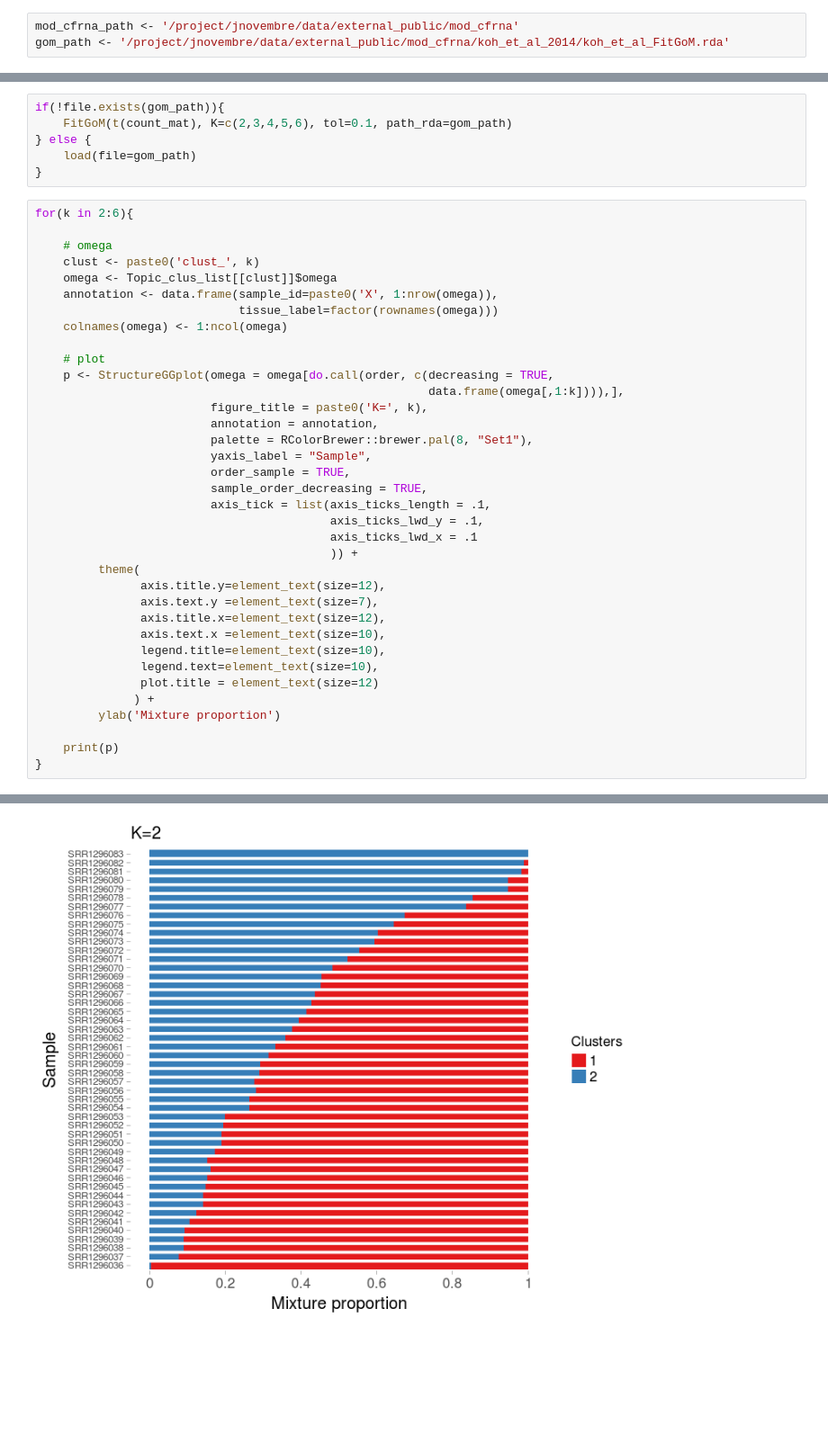
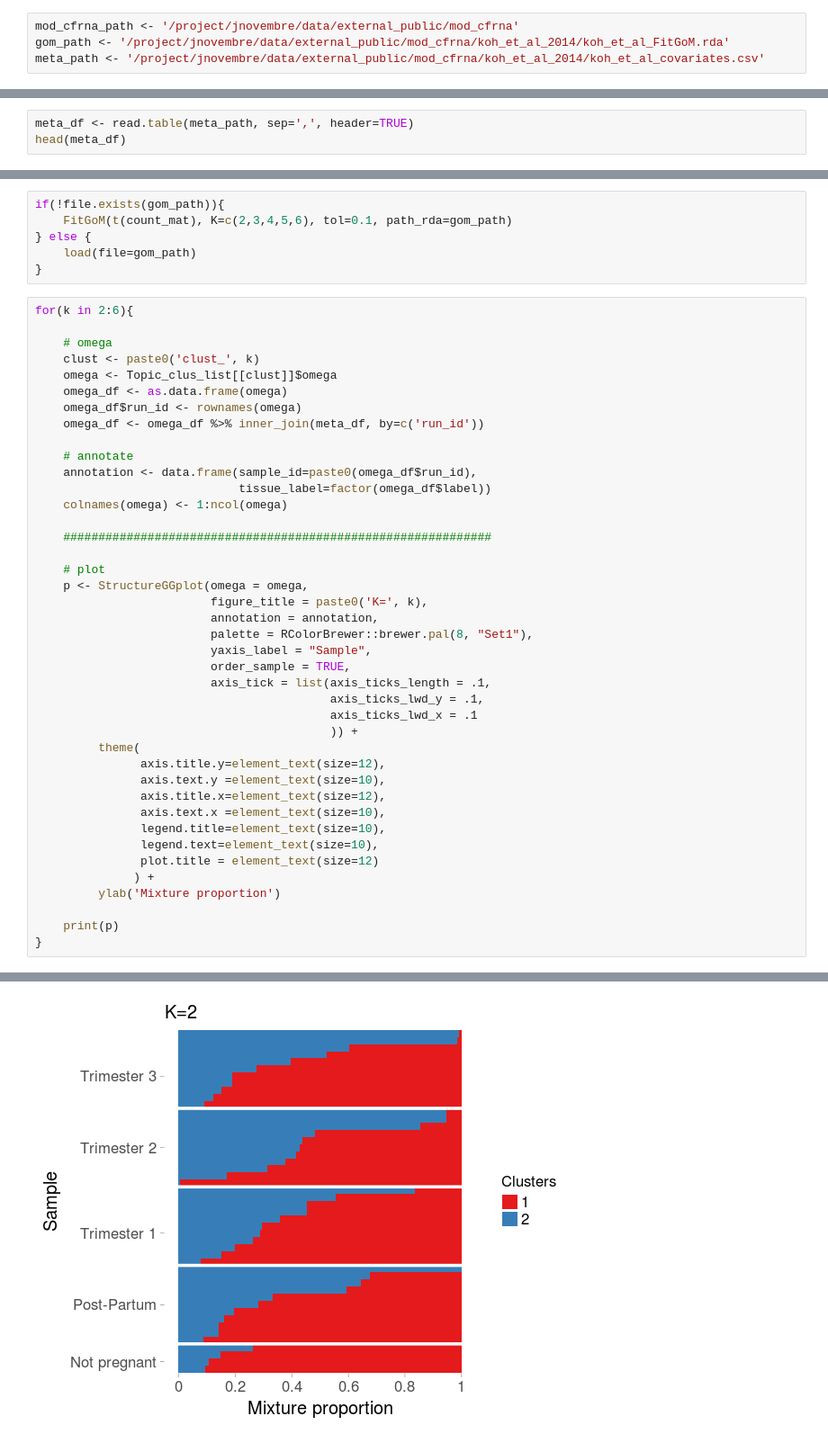
Before and after one commit to jhmarcus/cfna_mixture, a Jupyter notebook: notebooks/koh2014_eda.ipynb, the cells around one changed output, grey strips where cells are left out. Shown: that part at 90% size. Drawn from its saved outputs; the diff is of its cells as text; blank space fills up the shorter version.

Commit message:
added strucutre run on just koh et al data and genes driving each cluster

```diff
--- a/notebooks/koh2014_eda.ipynb
+++ b/notebooks/koh2014_eda.ipynb
@@ -32,3 +37,4 @@ This is the base path name to GTEx reference data and cfRNA data from Koh et al.
 # %%
 mod_cfrna_path <- '/project/jnovembre/data/external_public/mod_cfrna'
 gom_path <- '/project/jnovembre/data/external_public/mod_cfrna/koh_et_al_2014/koh_et_al_FitGoM.rda'
+meta_path <- '/project/jnovembre/data/external_public/mod_cfrna/koh_et_al_2014/koh_et_al_covariates.csv'
@@ -34,0 +43,3 @@ gom_path <- '/project/jnovembre/data/external_public/mod_cfrna/koh_et_al_2014/ko
+# %%
+meta_df <- read.table(meta_path, sep=',', header=TRUE)
+head(meta_df)
@@ -120,26 +231,31 @@ for(k in 2:6){
     # omega
     clust <- paste0('clust_', k)
     omega <- Topic_clus_list[[clust]]$omega
-    annotation <- data.frame(sample_id=paste0('X', 1:nrow(omega)),
-                             tissue_label=factor(rownames(omega)))
+    omega_df <- as.data.frame(omega)
+    omega_df$run_id <- rownames(omega)
+    omega_df <- omega_df %>% inner_join(meta_df, by=c('run_id'))
+
+    # annotate
+    annotation <- data.frame(sample_id=paste0(omega_df$run_id),
+                             tissue_label=factor(omega_df$label))
     colnames(omega) <- 1:ncol(omega)
 
+    #############################################################
+
     # plot
-    p <- StructureGGplot(omega = omega[do.call(order, c(decreasing = TRUE,
-                                                        data.frame(omega[,1:k]))),],
+    p <- StructureGGplot(omega = omega,
                          figure_title = paste0('K=', k),
                          annotation = annotation,
                          palette = RColorBrewer::brewer.pal(8, "Set1"),
                          yaxis_label = "Sample",
                          order_sample = TRUE,
-                         sample_order_decreasing = TRUE,
                          axis_tick = list(axis_ticks_length = .1,
                                           axis_ticks_lwd_y = .1,
                                           axis_ticks_lwd_x = .1
                                           )) +
          theme(
                axis.title.y=element_text(size=12),
-               axis.text.y =element_text(size=7),
+               axis.text.y =element_text(size=10),
                axis.title.x=element_text(size=12),
                axis.text.x =element_text(size=10),
                legend.title=element_text(size=10),
@@ -154 +274 @@ for(k in 2:6){
-[figure, old version]
+[figure, new version]
```
Also changed, not shown: parts of 32 cells of this notebook.
